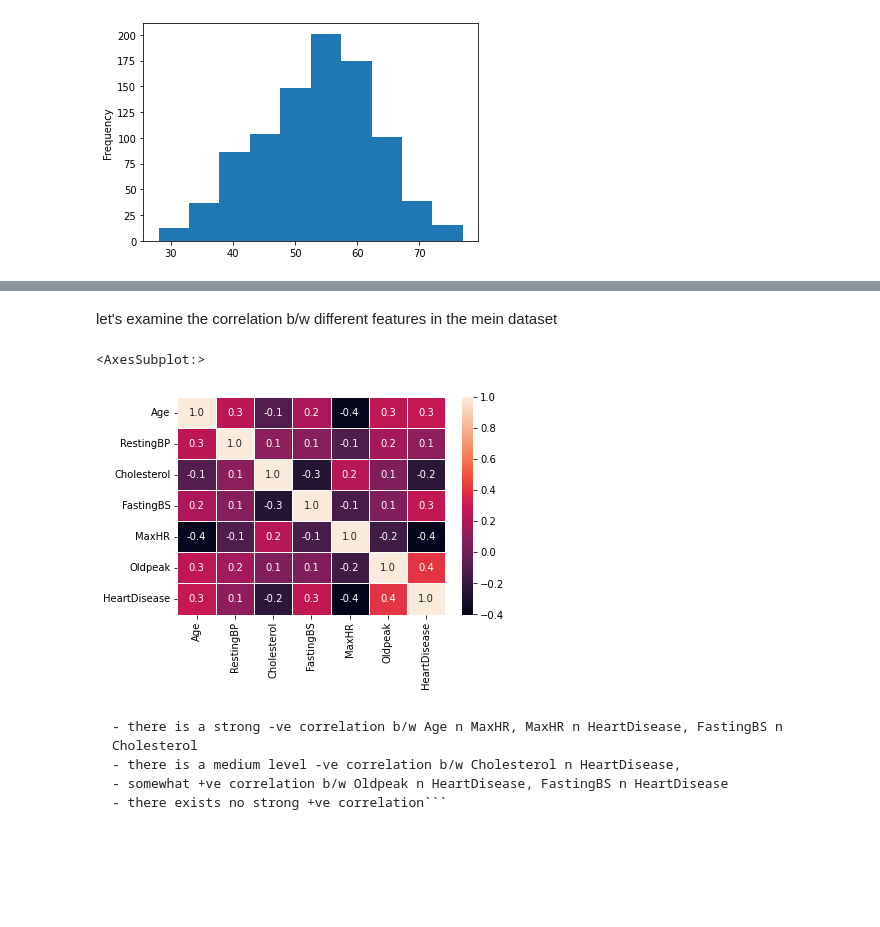
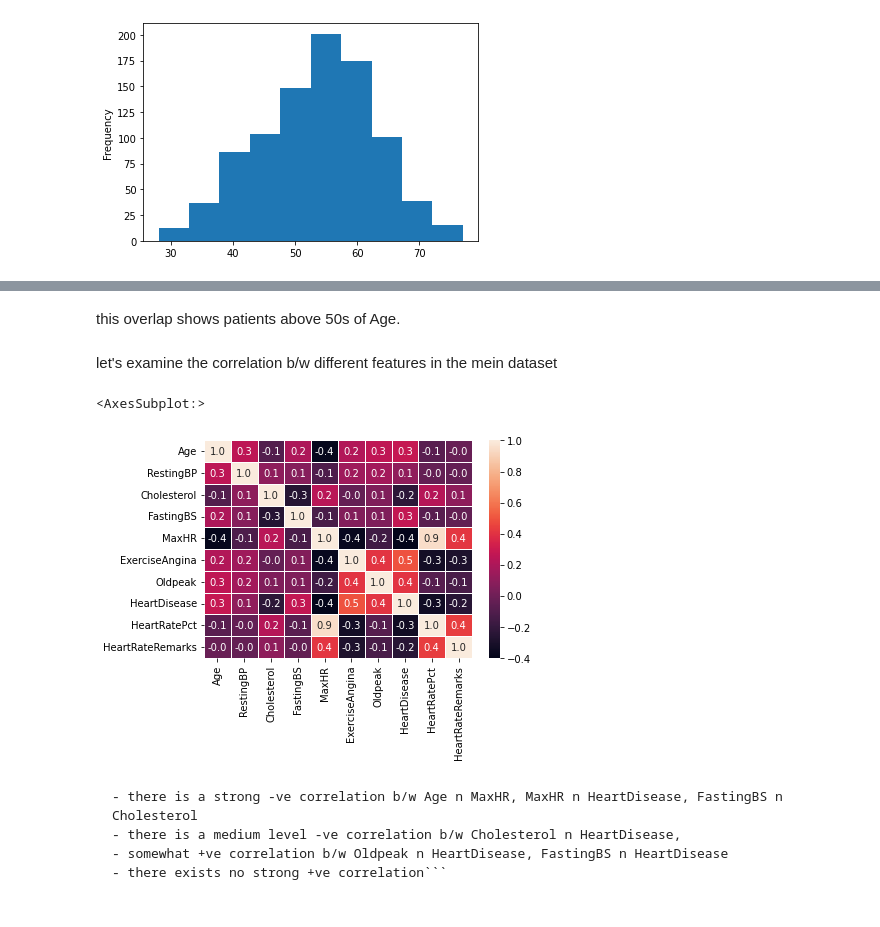
Before and after one commit to Irfan-Ahmad-byte/Heart-Failure, a Jupyter notebook: heart_failure.ipynb, the cells around one changed output, grey strips where cells are left out. Saved outputs shown, nothing was run; the diff lists cells and outputs as text; code cells hidden in the pictures; blank space fills up the shorter version.

````diff
--- a/heart_failure.ipynb
+++ b/heart_failure.ipynb
@@ -63,0 +117,21 @@ heart.shape
+# %%
+heart_cp = heart.copy()
+heart_cp['ExerciseAngina'] = heart_cp['ExerciseAngina'].map({'N':0, 'Y':1})
+heart_cp.ExerciseAngina = heart_cp.ExerciseAngina.astype('int') # changed Exercise Angina indicators to Int
+heart_cp['HeartRatePct'] = round((heart_cp['MaxHR'] / (220 - heart_cp['Age']))*100)
+# column indicating Heart Rate percentage of the person, with respect to expected Heart Rate
+heart_cp['HeartRatePct'] = heart_cp['HeartRatePct'].astype('int64')
+
+# if heart rate is 64-76% of MaxHR for moderate activity, that's fine
+# 0 for normal, 1 for abnormal
+heart_cp['HeartRateRemarks'] = 0
+def normal(row):
+    MaxHR = 220-row.Age
+    HRPct = (row.MaxHR/MaxHR)*100
+    if 64<= HRPct <=76:
+        row.HeartRateRemarks = 0
+    else:
+        row.HeartRateRemarks = 1
+    return row
+heart_cp = heart_cp.apply(normal, axis=1)
+heart_cp['HeartRateRemarks'] = heart_cp['HeartRateRemarks'].astype('int64')
@@ -94,15 +221,17 @@ the above graph shows that major age group is those of 50s to 70s, the average a
+# %% [markdown]
+this overlap shows patients above 50s of Age.
 # %% [markdown]
 let's examine the correlation b/w different features in the mein dataset
 # %%
 import numpy as np
 
-corr = heart.corr()
+corr = heart_cp.corr()
 mask = np.zeros_like(corr)
 mask[np.triu_indices_from(mask)] = True
 sns.heatmap(corr,annot=True,linewidths=.5,fmt=".1f")
 # %% [output]
 <AxesSubplot:>
-[figure, old version]
+[figure, new version]
 # %% [markdown]
 ```the above heatmap represents correlation b/w different features;
 - there is a strong -ve correlation b/w Age n MaxHR, MaxHR n HeartDisease, FastingBS n Cholesterol
````
Also changed, not shown: parts of 47 cells of this notebook.
